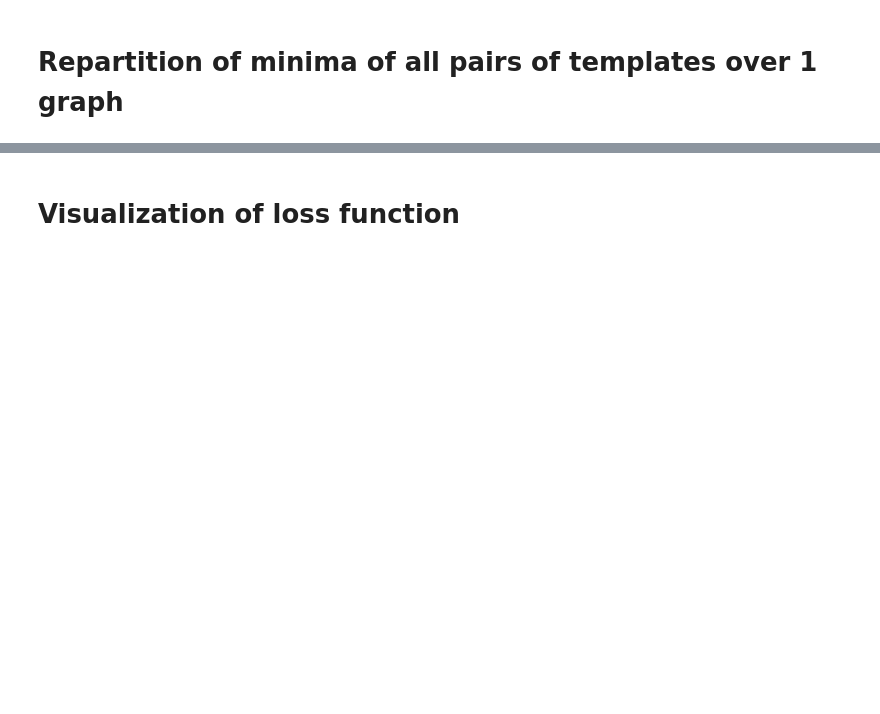
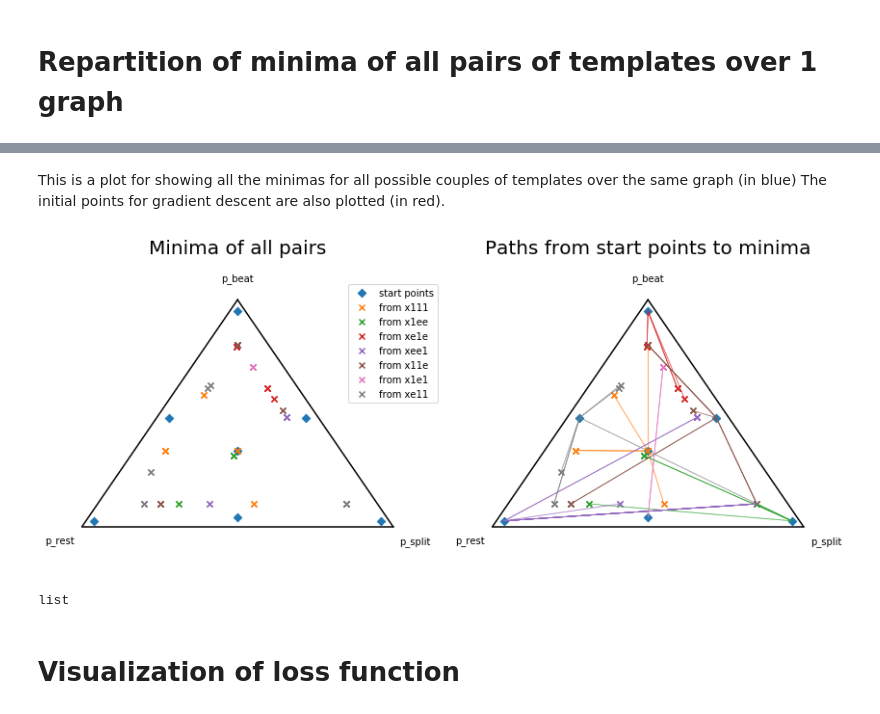
Before and after one commit to lucieperrotta/DCML, a Jupyter notebook: Pipeline.ipynb, the cells around one changed output, grey strips where cells are left out. Cells and saved outputs as stored; diff of their text form; code cells hidden in the pictures; blank space fills up the shorter version.

Commit message:
progression for minima from start points

```diff
--- a/Pipeline.ipynb
+++ b/Pipeline.ipynb
@@ -510,8 +511,8 @@ for template1 in all_templates:
     for template2 in all_templates:
         if(template2 not in used_templates):
 
-            minimum = template_pairs[template1, template2].get('x')
-            loss = template_pairs[template1, template2].get('fun')
+            minimum = template_pairs[template1, template2][0].get('x')
+            loss = template_pairs[template1, template2][0].get('fun')
             color = np.append(color, loss)
 
             entropy_x = template2entropy_f[template1](minimum[0], minimum[1], minimum[2])
@@ -606,3 +578,62 @@ plot_all_templates(template_pairs, scale=40)
+# %% [markdown]
+This is a plot for showing all the minimas for all possible couples of templates over the same graph (in blue) The initial points for gradient descent are also plotted (in red).
+# %%
+#Graph for the loss function
+
+f, (ax1, ax2) = plt.subplots(1, 2, figsize=(14, 5), sharey=True)
+ax1.axis('off')
+ax2.axis('off')
+scale=40
+fontsize = 10
+
+# LEFT PLOT ----------
+figure1, tax1 = ternary.figure(scale=scale, ax=ax1)
+tax1.boundary()
+tax1.scatter([tuple([scale*y for y in x]) for x in start_points.values()],  marker="D", label='start points') # plot start points
+
+for key in start_points.keys(): # Plot each minima in a different color according to its starting point
+    tax1.scatter([scale*x[0].get('x') for x in template_pairs.values() if x[1]==key],  marker='x', label=f'from {key}') # plot minimas
+
+tax1.legend(loc='right', bbox_to_anchor=(1.1,.8))
+
+tax1.set_title("Minima of all pairs", fontsize=2*fontsize,y=1.12)
+tax1.left_corner_label("p_rest", fontsize=fontsize)
+tax1.right_corner_label("p_split", fontsize=fontsize)
+tax1.top_corner_label("p_beat", fontsize=fontsize)
+
+# RIGHT PLOT -----------
+figure2, tax2 = ternary.figure(scale=scale, ax=ax2)
+tax2.boundary()
+tax2.scatter([tuple([scale*y for y in x]) for x in start_points.values()],  marker="D", label='start points') # plot start points
+
+colors = plt.rcParams['axes.prop_cycle'].by_key()['color'] # iterate over the default color scheme
+iter = 1
+
+for key in start_points.keys(): # Plot each minima in a different color according to its starting point
+    color = colors[iter]
+    iter+=1
+
+    tax2.scatter([scale*x[0].get('x') for x in template_pairs.values() if x[1]==key],  marker='x', color=color, label=f'from {key}') # plot minimas
+
+    for x in template_pairs.values() :
+        if (x[1]==key) :
+            tax2.line(tuple([scale*y for y in start_points[key]]), scale*x[0].get('x'), linewidth=.8, color=color, alpha=.5)
+
+tax2.set_title("Paths from start points to minima", fontsize=2*fontsize,y=1.12)
+tax2.left_corner_label("p_rest", fontsize=fontsize)
+tax2.right_corner_label("p_split", fontsize=fontsize)
+tax2.top_corner_label("p_beat", fontsize=fontsize)
+
+plt.axis('off')
+plt.savefig("graphs/Minima of all pairs", dpi=400, bbox_inches='tight')
+plt.plot()
+plt.show()
+# %% [output]
+[figure, added]
+# %%
+type(plt.rcParams['axes.prop_cycle'].by_key()['color'])
+# %% [output]
+list
 # %% [markdown]
 # Visualization of loss function
 # %% [markdown]
```
Also changed, not shown: parts of 6 cells of this notebook.
